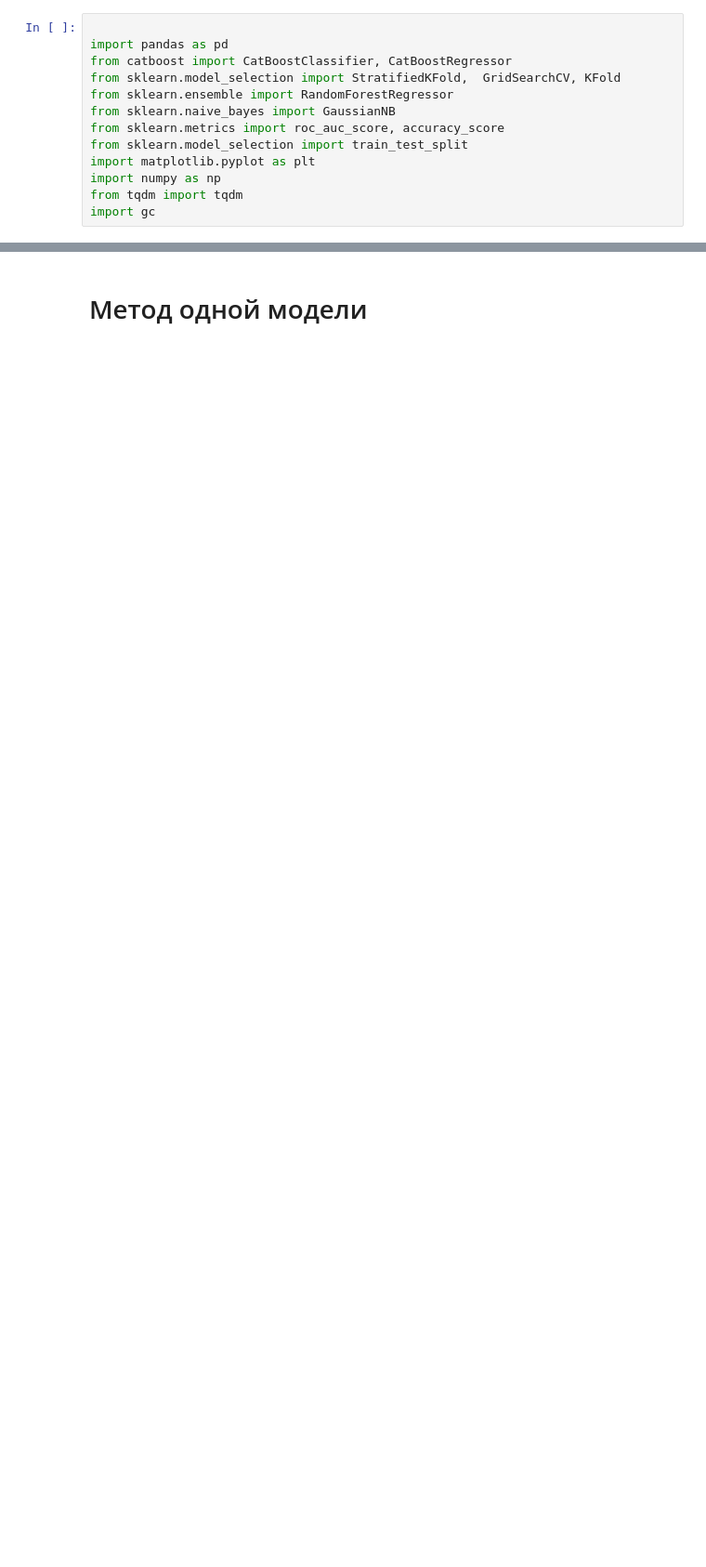
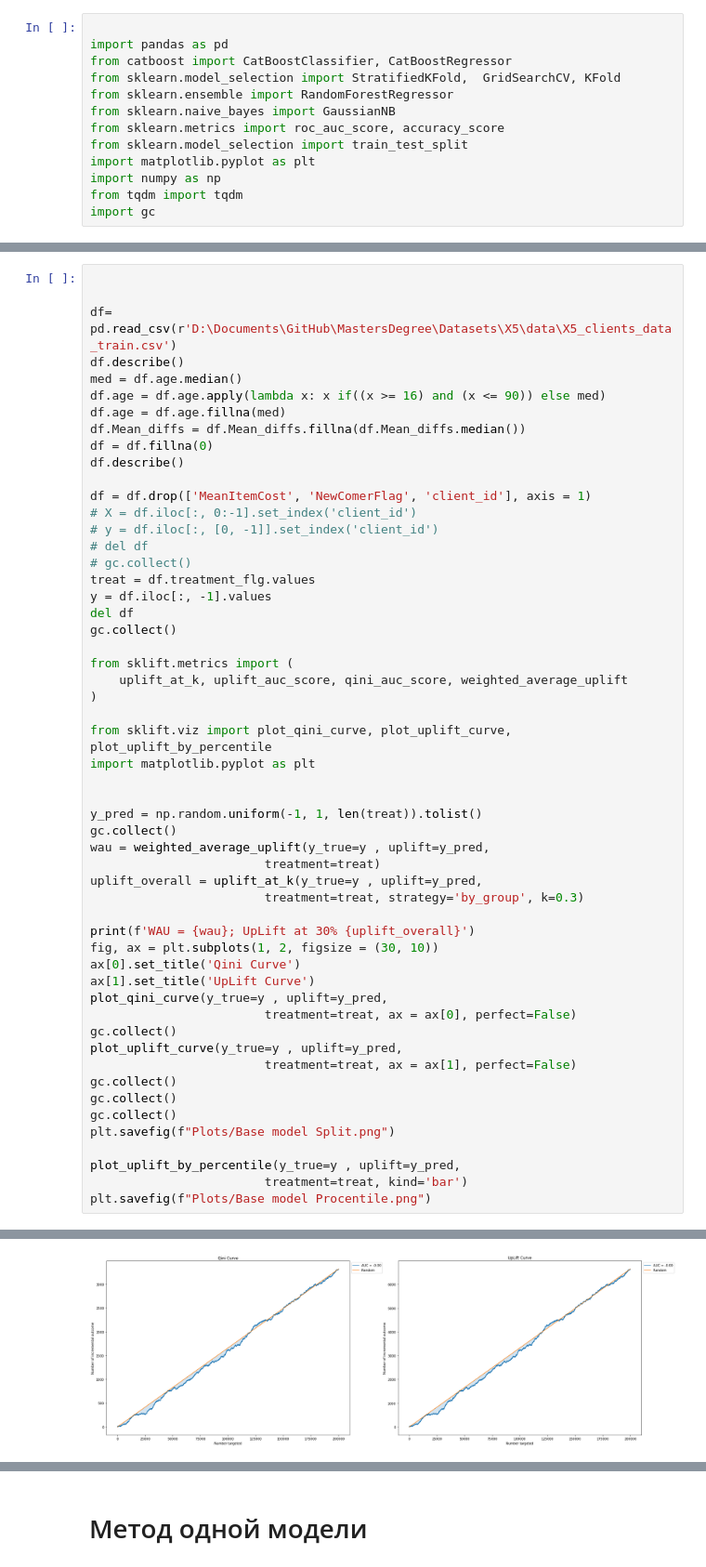
Before and after one commit to JacKira/MastersDegree, a Jupyter notebook: Notebooks/X5/X5_Churn.ipynb, the cells around one changed output, grey strips where cells are left out. Shown at 93% size. Saved outputs shown, nothing was run; the diff lists cells and outputs as text; blank space fills up the shorter version.

```diff
--- a/Notebooks/X5/X5_Churn.ipynb
+++ b/Notebooks/X5/X5_Churn.ipynb
@@ -13,0 +16,55 @@ import gc
+# %%
+
+
+df= pd.read_csv(r'D:\Documents\GitHub\MastersDegree\Datasets\X5\data\X5_clients_data_train.csv')
+df.describe()
+med = df.age.median()
+df.age = df.age.apply(lambda x: x if((x >= 16) and (x <= 90)) else med)
+df.age = df.age.fillna(med)
+df.Mean_diffs = df.Mean_diffs.fillna(df.Mean_diffs.median())
+df = df.fillna(0)
+df.describe()
+
+df = df.drop(['MeanItemCost', 'NewComerFlag', 'client_id'], axis = 1)
+# X = df.iloc[:, 0:-1].set_index('client_id')
+# y = df.iloc[:, [0, -1]].set_index('client_id')
+# del df
+# gc.collect()
+treat = df.treatment_flg.values
+y = df.iloc[:, -1].values
+del df
+gc.collect()
+
+from sklift.metrics import (
+    uplift_at_k, uplift_auc_score, qini_auc_score, weighted_average_uplift
+)
+
+from sklift.viz import plot_qini_curve, plot_uplift_curve, plot_uplift_by_percentile
+import matplotlib.pyplot as plt
+
+
+y_pred = np.random.uniform(-1, 1, len(treat)).tolist()
+gc.collect()
+wau = weighted_average_uplift(y_true=y , uplift=y_pred,
+                        treatment=treat)
+uplift_overall = uplift_at_k(y_true=y , uplift=y_pred,
+                        treatment=treat, strategy='by_group', k=0.3)
+
+print(f'WAU = {wau}; UpLift at 30% {uplift_overall}')
+fig, ax = plt.subplots(1, 2, figsize = (30, 10))
+ax[0].set_title('Qini Curve')
+ax[1].set_title('UpLift Curve')
+plot_qini_curve(y_true=y , uplift=y_pred,
+                        treatment=treat, ax = ax[0], perfect=False)
+gc.collect()
+plot_uplift_curve(y_true=y , uplift=y_pred,
+                        treatment=treat, ax = ax[1], perfect=False)
+gc.collect()
+gc.collect()
+gc.collect()
+plt.savefig(f"Plots/Base model Split.png")
+
+plot_uplift_by_percentile(y_true=y , uplift=y_pred,
+                        treatment=treat, kind='bar')
+plt.savefig(f"Plots/Base model Procentile.png")
+# %% [output]
@@ -13,0 +72 @@ import gc
+[figure, added]
```
Also changed, not shown: parts of 15 cells of this notebook, 27 other files.
